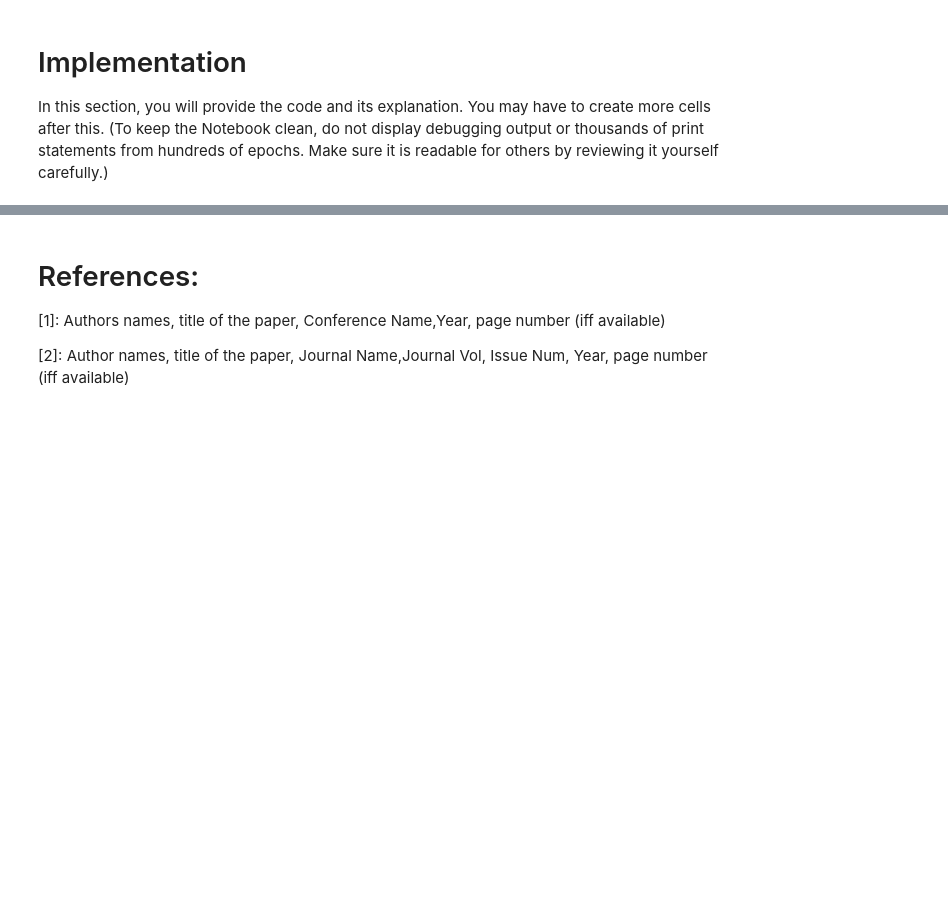
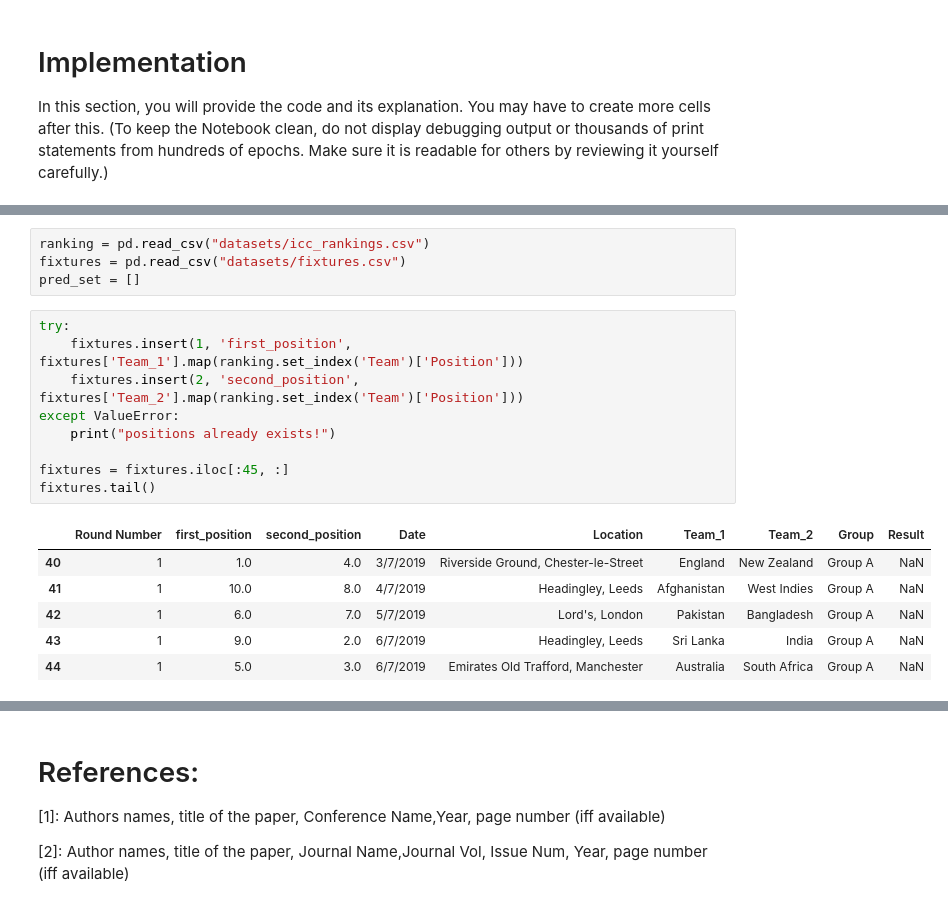
Before and after one commit to zameer96/mlp_project_final, a Jupyter notebook: AIDI_1002_Final_Project_Template.ipynb, the cells around one changed output, grey strips where cells are left out. Drawn from its saved outputs; the diff is of its cells as text; blank space fills up the shorter version.

```diff
--- a/AIDI_1002_Final_Project_Template.ipynb
+++ b/AIDI_1002_Final_Project_Template.ipynb
@@ -58,0 +159,20 @@ Write what you have learnt in this project. In particular, write few sentences a
+# %%
+ranking = pd.read_csv("datasets/icc_rankings.csv")
+fixtures = pd.read_csv("datasets/fixtures.csv")
+pred_set = []
+# %%
+try:
+    fixtures.insert(1, 'first_position', fixtures['Team_1'].map(ranking.set_index('Team')['Position']))
+    fixtures.insert(2, 'second_position', fixtures['Team_2'].map(ranking.set_index('Team')['Position']))
+except ValueError:
+    print("positions already exists!")
+
+fixtures = fixtures.iloc[:45, :]
+fixtures.tail()
+# %% [output]
+|  | Round Number | first_position | second_position | Date | Location | Team_1 | Team_2 | Group | Result |
+| 40 | 1 | 1.0 | 4.0 | 3/7/2019 | Riverside Ground, Chester-le-Street | England | New Zealand | Group A | NaN |
+| 41 | 1 | 10.0 | 8.0 | 4/7/2019 | Headingley, Leeds | Afghanistan | West Indies | Group A | NaN |
+| 42 | 1 | 6.0 | 7.0 | 5/7/2019 | Lord's, London | Pakistan | Bangladesh | Group A | NaN |
+| 43 | 1 | 9.0 | 2.0 | 6/7/2019 | Headingley, Leeds | Sri Lanka | India | Group A | NaN |
+| 44 | 1 | 5.0 | 3.0 | 6/7/2019 | Emirates Old Trafford, Manchester | Australia | South Africa | Group A | NaN |
```
Also changed, not shown: parts of 41 cells of this notebook, 2 other files.
